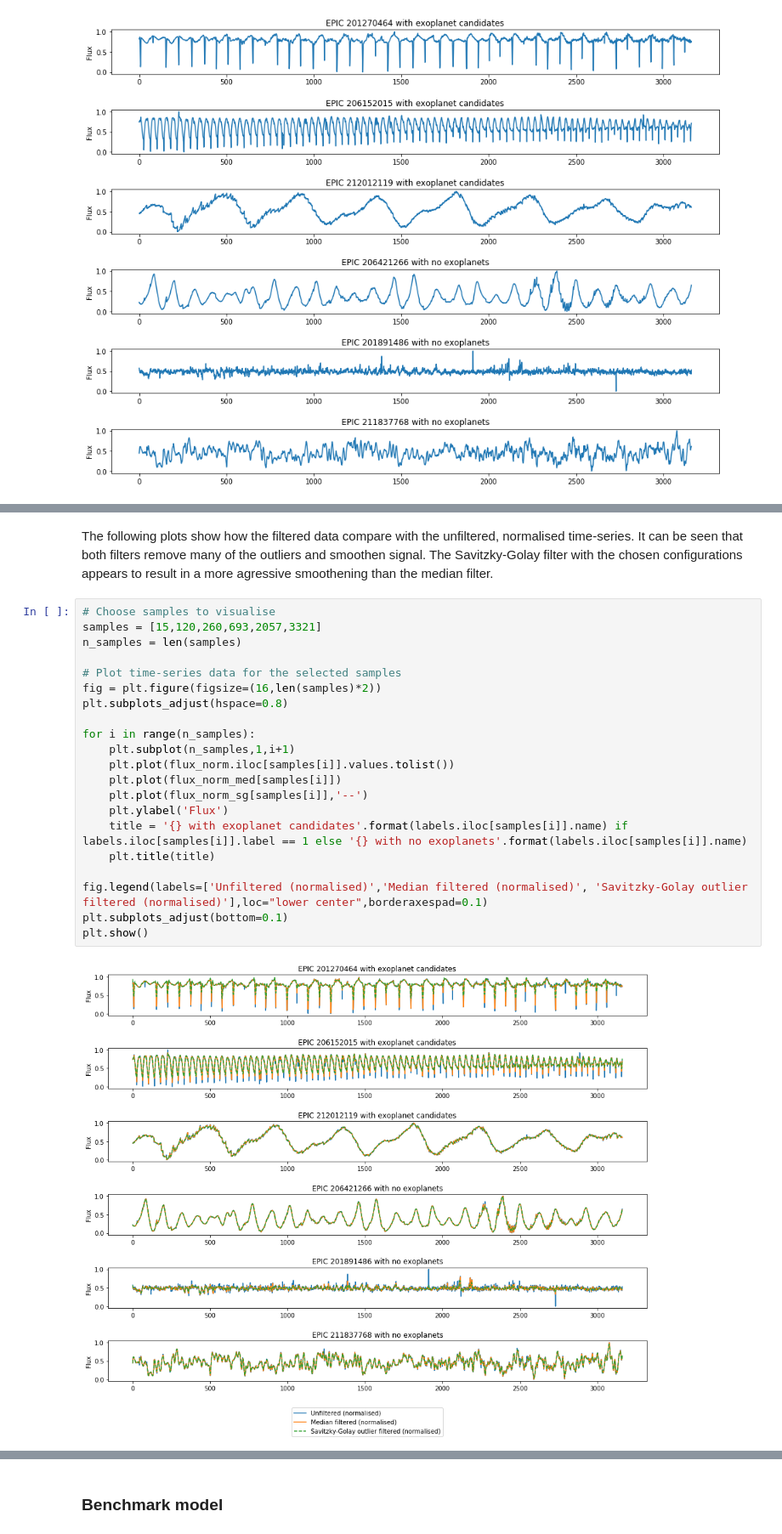
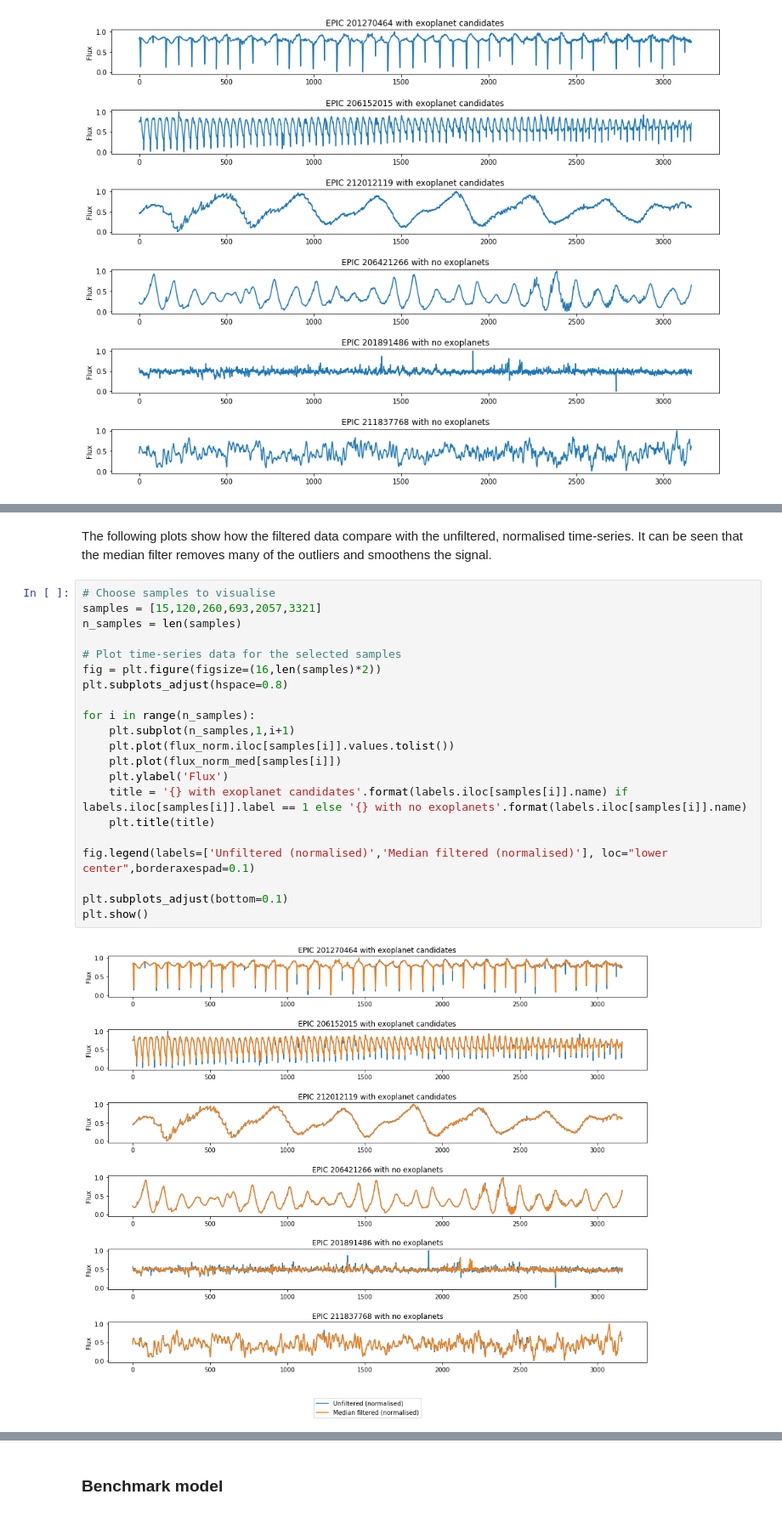
Before and after one commit to alexkapele/exoplanet-exploration, a Jupyter notebook: exoplanet_exploration.ipynb, the cells around one changed output, grey strips where cells are left out. Shown at 85% size. Cells and saved outputs as stored; diff of their text form.

```diff
--- a/exoplanet_exploration.ipynb
+++ b/exoplanet_exploration.ipynb
@@ -460,26 +450,26 @@ flux_norm_sg = flux_norm.apply(lambda row : savgol_filter(row, window, poly), ax
 flux_norm_med = flux_norm.apply(lambda row : medfilt(row), axis = 1)
 # %% [markdown]
-The following plots show how the filtered data compare with the unfiltered, normalised time-series. It can be seen that both filters remove many of the outliers and smoothen signal. The Savitzky-Golay filter with the chosen configurations appears to result in a more agressive smoothening than the median filter.
+The following plots show how the filtered data compare with the unfiltered, normalised time-series. It can be seen that the median filter removes many of the outliers and smoothens the signal.
 # %%
 # Choose samples to visualise
 samples = [15,120,260,693,2057,3321]
 n_samples = len(samples)
 
 # Plot time-series data for the selected samples
 fig = plt.figure(figsize=(16,len(samples)*2))
 plt.subplots_adjust(hspace=0.8)
 
 for i in range(n_samples):
     plt.subplot(n_samples,1,i+1)
     plt.plot(flux_norm.iloc[samples[i]].values.tolist())
     plt.plot(flux_norm_med[samples[i]])
-    plt.plot(flux_norm_sg[samples[i]],'--')
     plt.ylabel('Flux')
     title = '{} with exoplanet candidates'.format(labels.iloc[samples[i]].name) if labels.iloc[samples[i]].label == 1 else '{} with no exoplanets'.format(labels.iloc[samples[i]].name)
     plt.title(title)
 
-fig.legend(labels=['Unfiltered (normalised)','Median filtered (normalised)', 'Savitzky-Golay outlier filtered (normalised)'],loc="lower center",borderaxespad=0.1)
+fig.legend(labels=['Unfiltered (normalised)','Median filtered (normalised)'], loc="lower center",borderaxespad=0.1)
+
 plt.subplots_adjust(bottom=0.1)
 plt.show()
 # %% [output]
-[figure, old version]
+[figure, new version]
```
Also changed, not shown: parts of 108 cells of this notebook.
